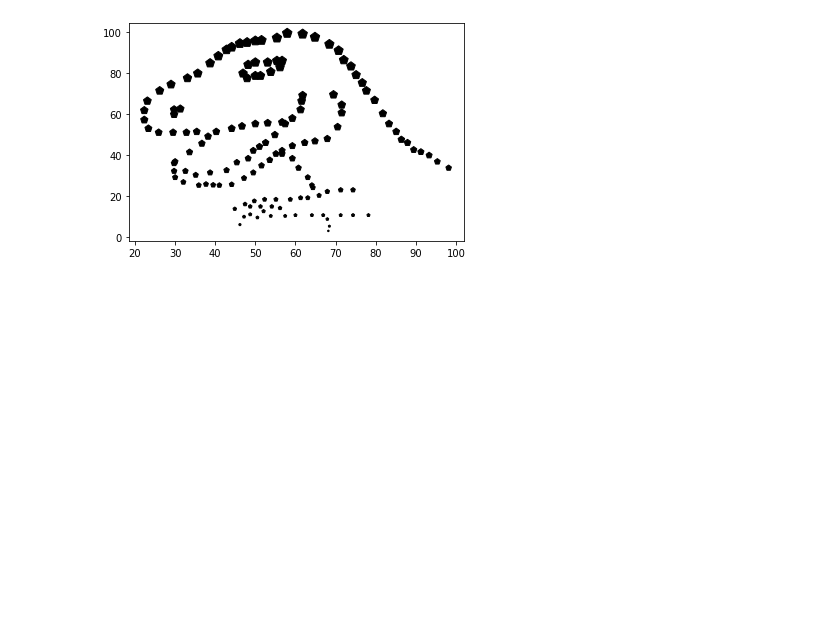
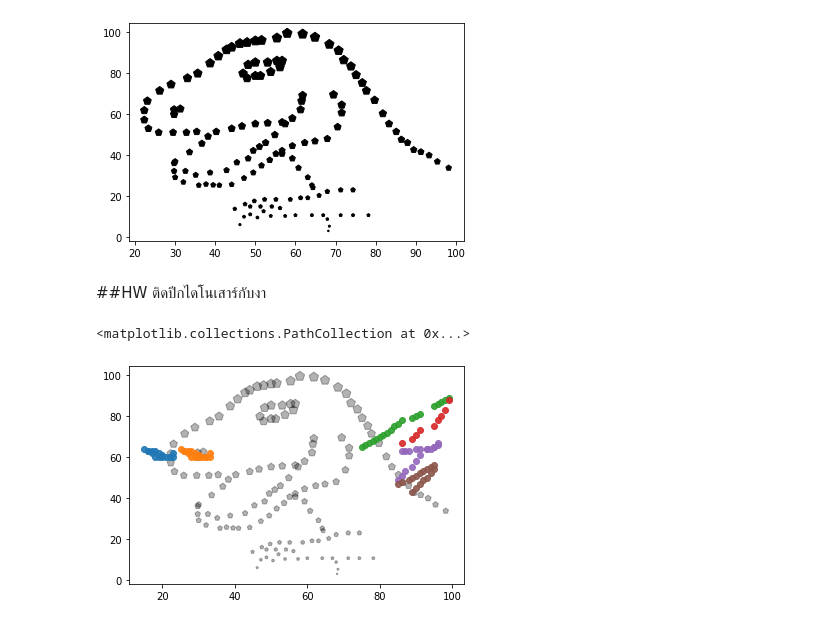
Before and after one commit to RYOMAKUNG/KKU_data_mining, a Jupyter notebook: data102.ipynb, the cells around one changed output. Drawn from its saved outputs; the diff is of its cells as text; code cells hidden in the pictures; blank space fills up the shorter version.

Commit message:
วันที่24ส.ค.63 + HWติดปีกไดโนเสาร์

```diff
--- a/data102.ipynb
+++ b/data102.ipynb
@@ -96,3 +96,16 @@ plt.scatter(data['x'],data['y'],s=data['y'],c='k',marker='p')
 # %% [output]
 <matplotlib.collections.PathCollection at 0x...>
 [figure]
+# %% [markdown]
+##HW ติดปีกไดโนเสาร์กับงา
+# %%
+plt.scatter(data['x'],data['y'],s=data['y'],c='k',marker='p',alpha=0.3)
+plt.scatter([23,22,21,20,19,18,17,16,15,16,17,18,19,20,22,23],[60,60,60,61,62,63,63,63,64,63,62,60,60,60,60,62],alpha=0.9)
+plt.scatter([33,32,31,30,29,28,27,26,25,26,27,28,29,30,32,33],[60,60,60,61,62,63,63,63,64,63,62,60,60,60,60,62],alpha=0.9)
+plt.scatter([75,76,77,78,79,80,81,82,83,84,85,86,89,90,91,95,96,97,98,99],[65,66,67,68,69,70,71,72,73,75,76,78,79,80,81,85,86,87,88,89],alpha=0.9)
+plt.scatter([86,89,90,91,95,96,97,98,99],[67,69,71,73,75,78,80,83,88],alpha=0.9)
+plt.scatter([85,86,87,89,90,91,93,95,96,96,95,94,93,91,90,88,87,86],[49,51,53,55,58,61,64,65,67,66,65,64,64,64,64,63,63,63],alpha=0.9)
+plt.scatter([85,86,88,89,90,91,92,93,94,95,95,94,93,92,91,90,89],[47,48,49,50,51,52,53,54,55,56,54,52,50,49,47,45,43],alpha=0.9)
+# %% [output]
+<matplotlib.collections.PathCollection at 0x...>
+[figure, added]
```
Also changed, not shown: parts of 15 cells of this notebook.
